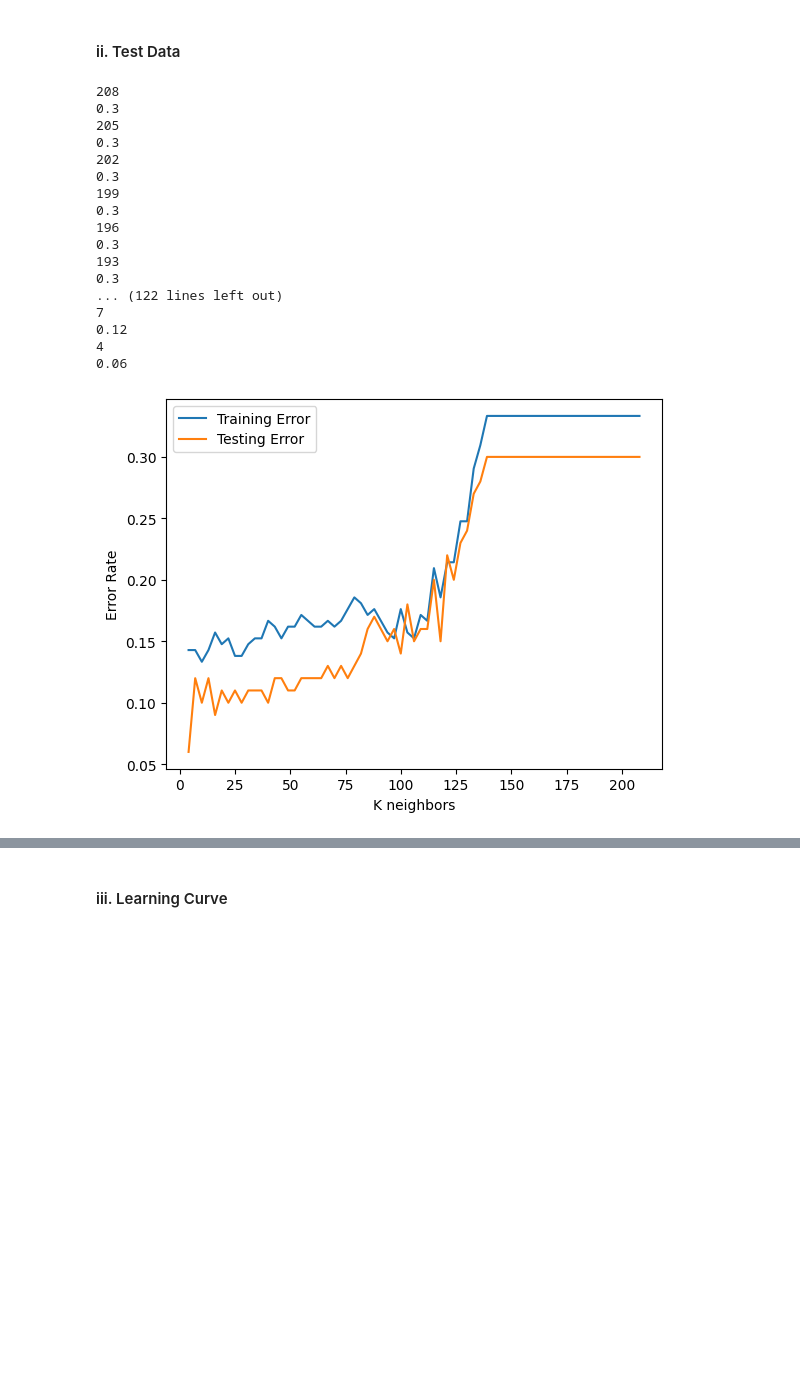
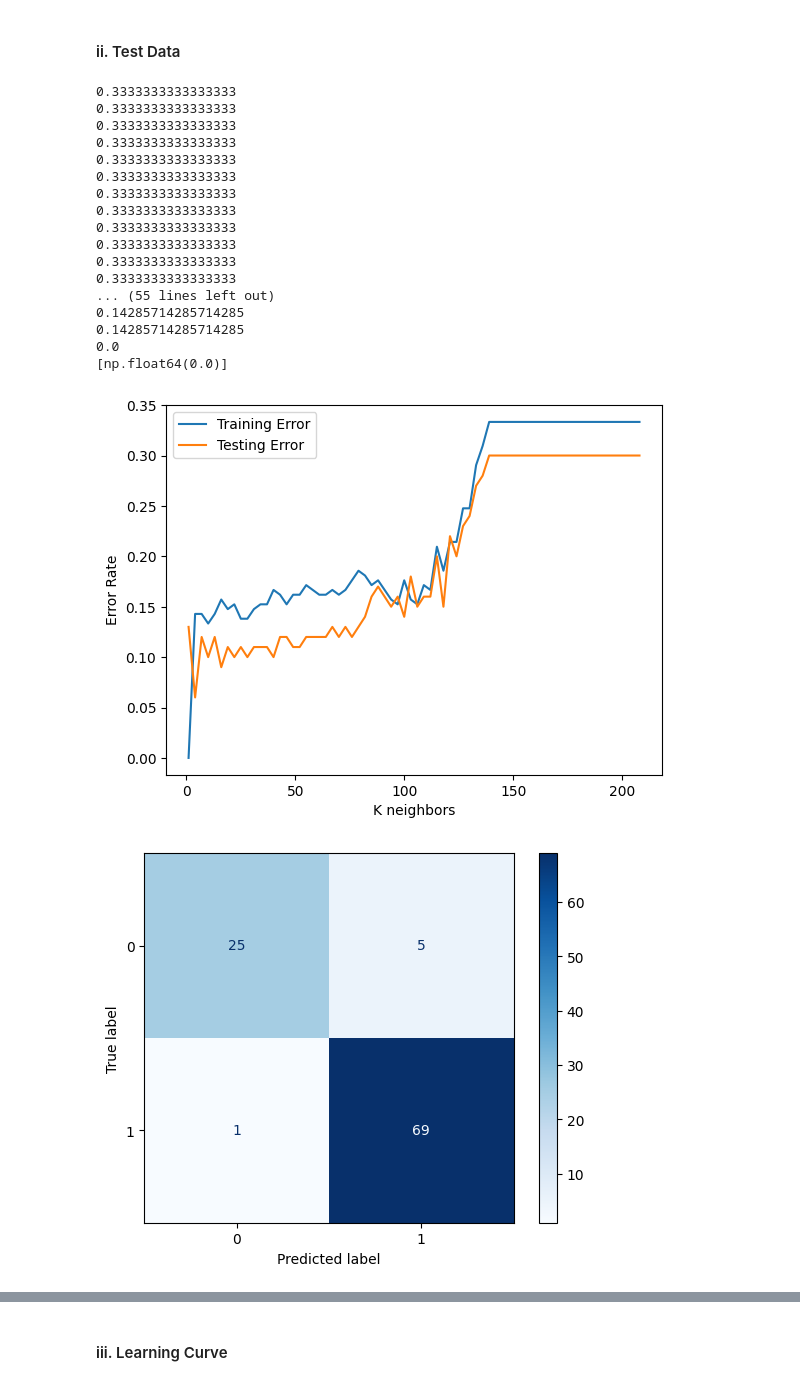
Before and after one commit to Brice12347/DSCI552HW1, a Jupyter notebook: Patchou_Brice_HW1.ipynb, the cells around one changed output, grey strips where cells are left out. Drawn from its saved outputs; the diff is of its cells as text; code cells hidden in the pictures; blank space fills up the shorter version.

```diff
--- a/Patchou_Brice_HW1.ipynb
+++ b/Patchou_Brice_HW1.ipynb
@@ -158,7 +140,7 @@ np.float64(0.13)
 
 Ks, train_errors, test_errors = [],[],[]
 
-for K in range(208,1,-3):
+for K in range(208,0,-3):
     knn = KNeighborsClassifier(n_neighbors=K)
     knn_pred = knn.fit(X_train, y_train).predict(X_test)
     # temp = ('K={0:d}: # predicted abnormal: {1: >2}, ' + ' # of abnormal {2:d}, accuracy {3:.1%}')
@@ -166,8 +148,9 @@ for K in range(208,1,-3):
     Ks.append(K)
     training_error = np.mean(y_train != knn.predict(X_train))
     testing_error = np.mean(y_test != knn_pred)
-    print(K)
-    print(testing_error)
+    # print(K)
+    # print(testing_error)
+    print(training_error)
     train_errors.append(training_error)
     test_errors.append(testing_error)
 
@@ -178,54 +161,59 @@ plt.xlabel("K neighbors")
 plt.ylabel("Error Rate")
 plt.legend(["Training Error", "Testing Error"])
 
-plt.show()
+
 
 k_star_index_test = test_errors.index(min(test_errors))
 k_star = Ks[k_star_index_test]
 
 # Needed for part f
-k_star_index_train = train_errors.index(min(train_errors))
-best_training_errors.append(Ks[k_star_index_train])
+best_training_errors.append(min(train_errors))
+print(best_training_errors)
 
 knn = KNeighborsClassifier(n_neighbors=k_star)
 knn_pred = knn.fit(X_train, y_train).predict(X_test)
 C = confusion_matrix(y_test, knn_pred)
 
 TN, FP, FN, TP = C[0,0], C[0,1], C[1,0], C[1,1]
 true_positive_rate = TP / (TP + FN)
 
 true_negative_rate = TN / (TN + FP)
 
 precision = TP / (TP + FP)
 
 score = f1_score(y_test, knn_pred)
 
+confusion_plt = ConfusionMatrixDisplay(confusion_matrix=C, display_labels=['0','1'])
+confusion_plt.plot(cmap=plt.cm.Blues)
+
+plt.show()
 print(C)
 print(f"""
 true positive: {true_positive_rate}
 true negative: {true_negative_rate}
 precision: {precision}
 f1_score: {score}
 """)
 # %% [output]
-208
-0.3
-205
-0.3
-202
-0.3
-199
-0.3
-196
-0.3
-193
-0.3
-... (122 lines left out)
-7
-0.12
-4
-0.06
+0.3333333333333333
+0.3333333333333333
+0.3333333333333333
+0.3333333333333333
+0.3333333333333333
+0.3333333333333333
+0.3333333333333333
+0.3333333333333333
+0.3333333333333333
+0.3333333333333333
+0.3333333333333333
+0.3333333333333333
+... (55 lines left out)
+0.14285714285714285
+0.14285714285714285
+0.0
+[np.float64(0.0)]
-[figure, old version]
+[figure, new version]
+[figure, added]
 [[25  5]
  [ 1 69]]
 
```
Also changed, not shown: parts of 10 cells of this notebook.
